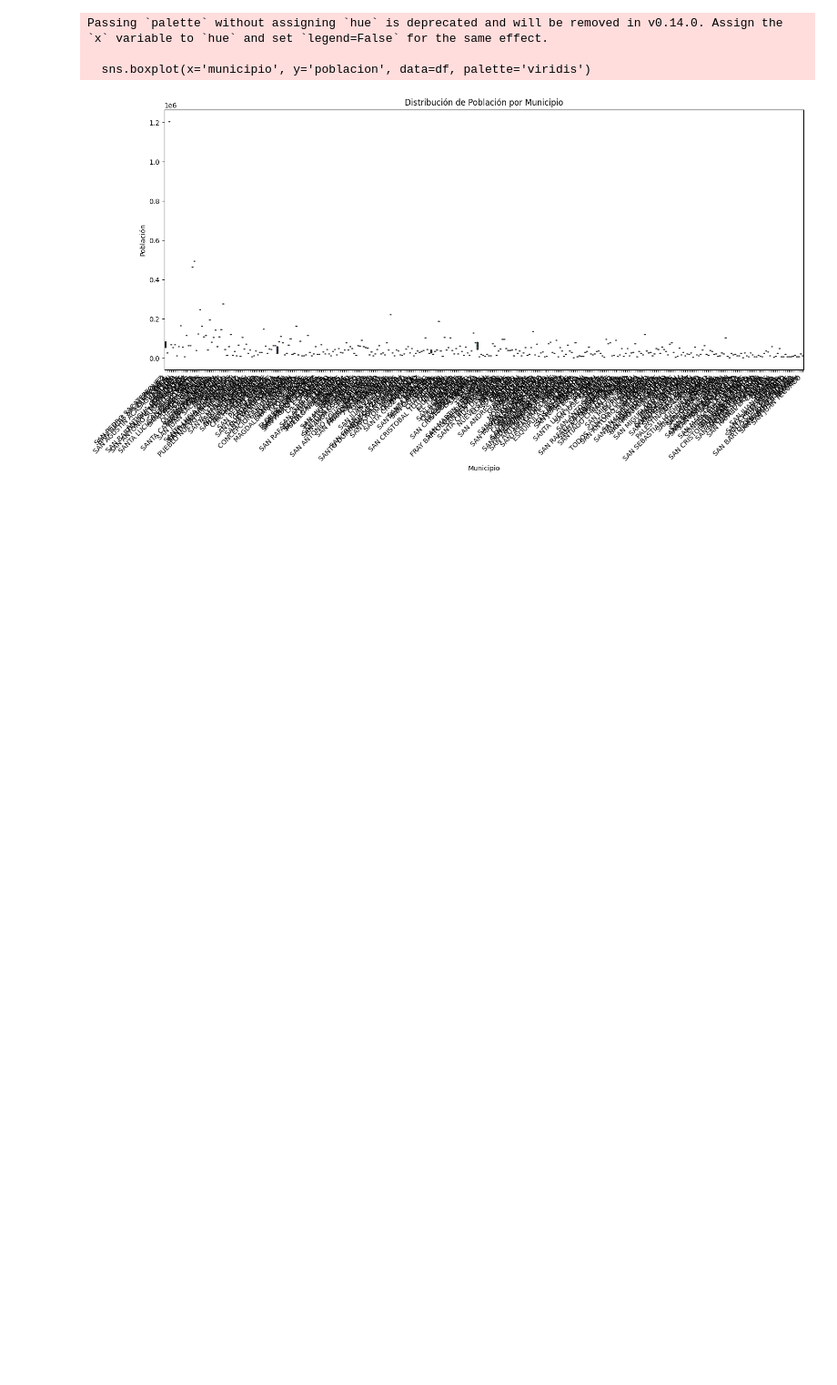
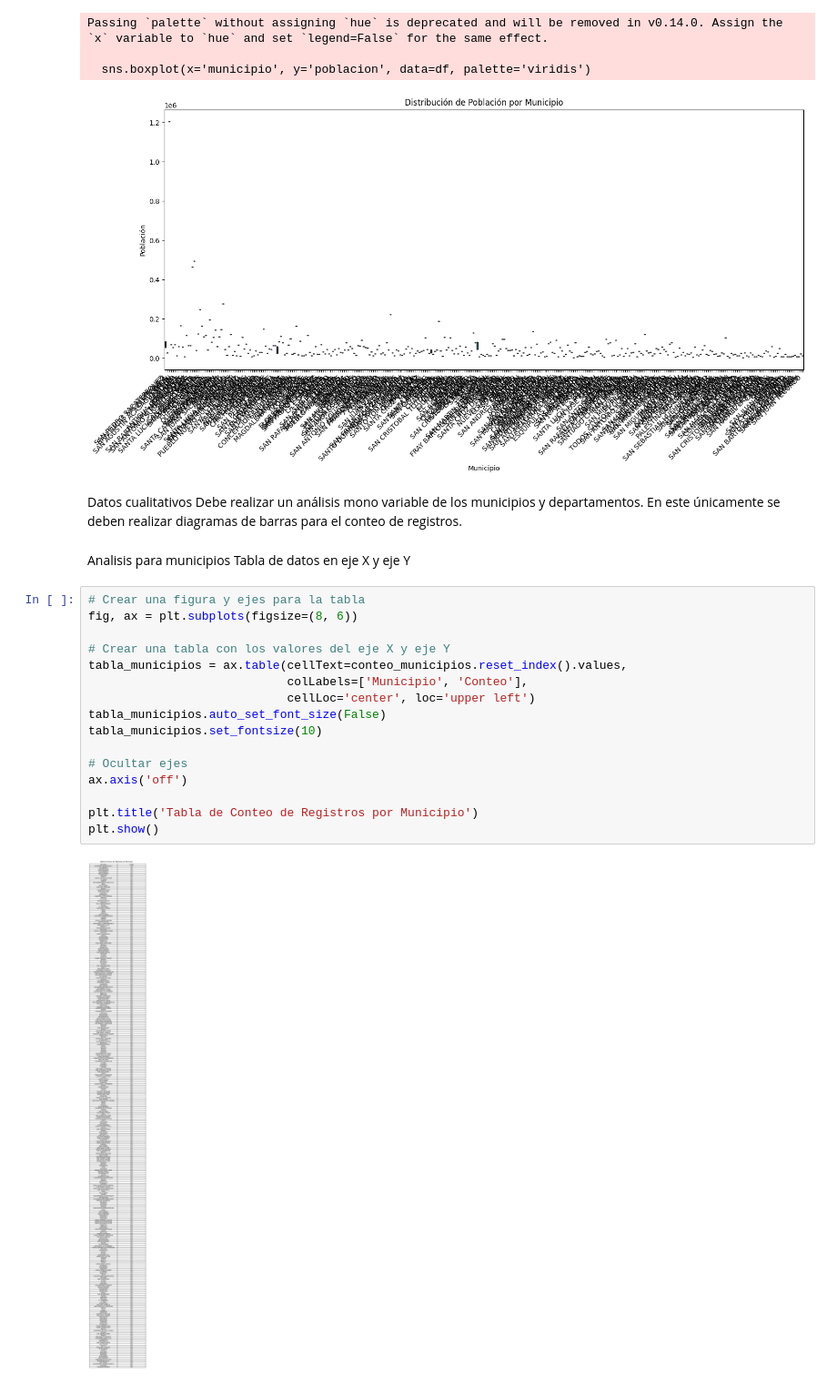
Before and after one commit to jamesg19/fase2, a Jupyter notebook: sample.ipynb, the cells around one changed output. Shown at 91% size. Saved outputs shown, nothing was run; the diff lists cells and outputs as text; blank space fills up the shorter version.

Commit message:
Mejoras en conteo por municipio y departamentos

```diff
--- a/sample.ipynb
+++ b/sample.ipynb
@@ -54,3 +54,29 @@ Passing `palette` without assigning `hue` is deprecated and will be removed in v
 
   sns.boxplot(x='municipio', y='poblacion', data=df, palette='viridis')
 [figure]
+# %% [markdown]
+Datos cualitativos
+Debe realizar un análisis mono variable de los municipios y departamentos. En
+este únicamente se deben realizar diagramas de barras para el conteo de
+registros.
+# %% [markdown]
+Analisis para municipios
+Tabla de datos en eje X y eje Y
+# %%
+# Crear una figura y ejes para la tabla
+fig, ax = plt.subplots(figsize=(8, 6))
+
+# Crear una tabla con los valores del eje X y eje Y
+tabla_municipios = ax.table(cellText=conteo_municipios.reset_index().values,
+                            colLabels=['Municipio', 'Conteo'],
+                            cellLoc='center', loc='upper left')
+tabla_municipios.auto_set_font_size(False)
+tabla_municipios.set_fontsize(10)
+
+# Ocultar ejes
+ax.axis('off')
+
+plt.title('Tabla de Conteo de Registros por Municipio')
+plt.show()
+# %% [output]
+[figure, added]
```
Also changed, not shown: parts of 6 cells of this notebook.
